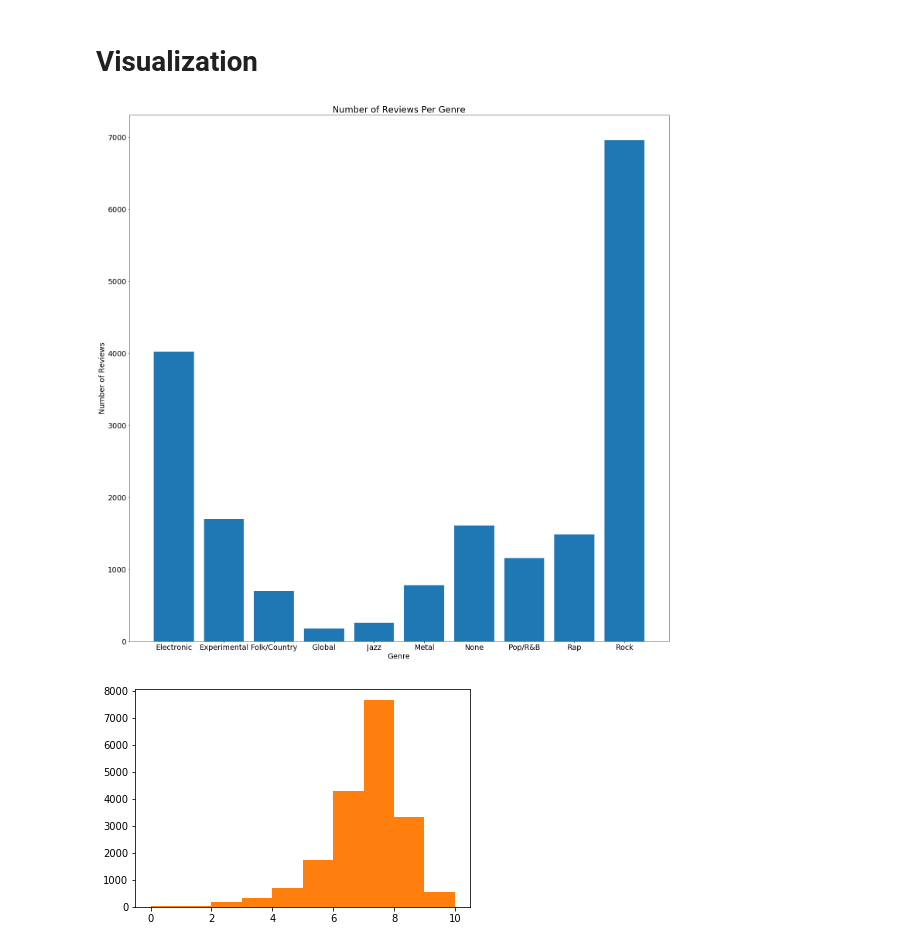
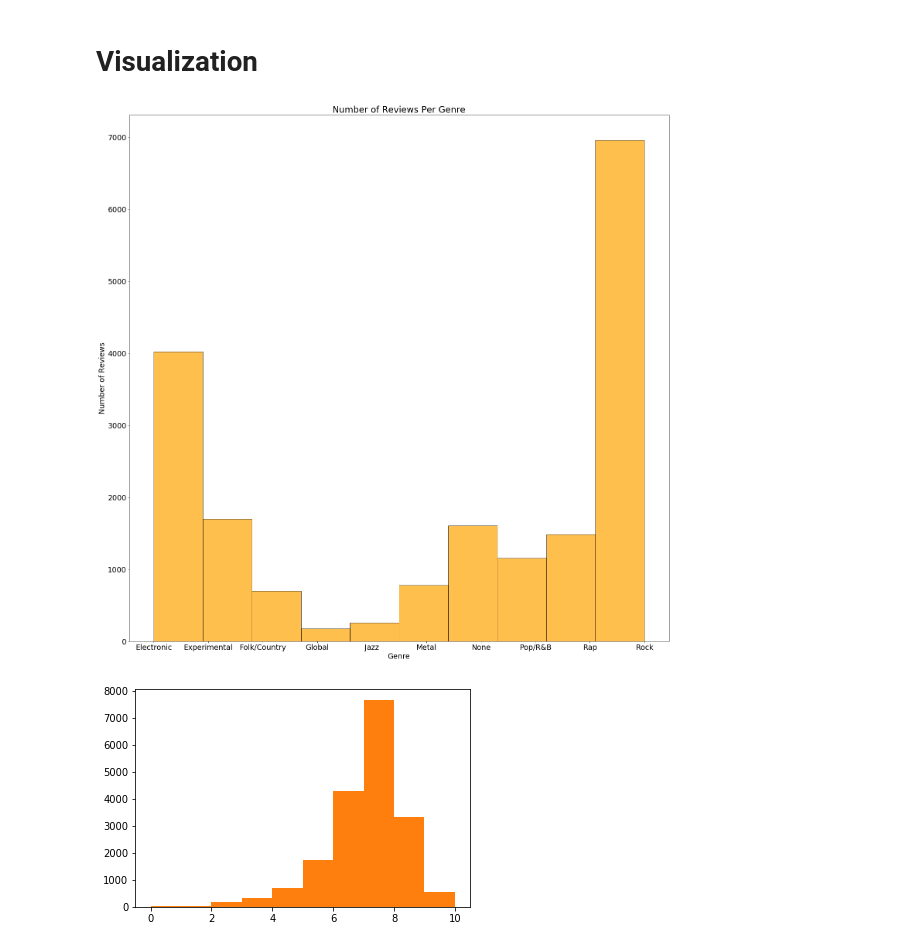
Before and after one commit to abourn/370-final, a Jupyter notebook: pitchfork.ipynb, the cells around one changed output. Cells and saved outputs as stored; diff of their text form; code cells hidden in the pictures.

Commit message:
Fixed by genre hist

```diff
--- a/pitchfork.ipynb
+++ b/pitchfork.ipynb
@@ -34,17 +34,16 @@ reviews = data[data.artist != "Various Artists"]
 # %%
 # number of reviews per genre
 reviews
-genre_count = reviews.groupby('genre').size().reset_index(name='count')
 
 plt.figure(figsize=(25, 25))
 plt.rcParams.update({'font.size': 19})
-plt.bar(genre_count['genre'], genre_count['count'])
+plt.hist(reviews['genre'], color='orange', alpha=0.7, edgecolor='black')
 plt.title("Number of Reviews Per Genre")
 plt.xlabel("Genre")
 plt.ylabel("Number of Reviews")
 plt.show()
 # %% [output]
-[figure, old version]
+[figure, new version]
 # %%
 plt.hist(reviews['score'])
 plt.show()
```
